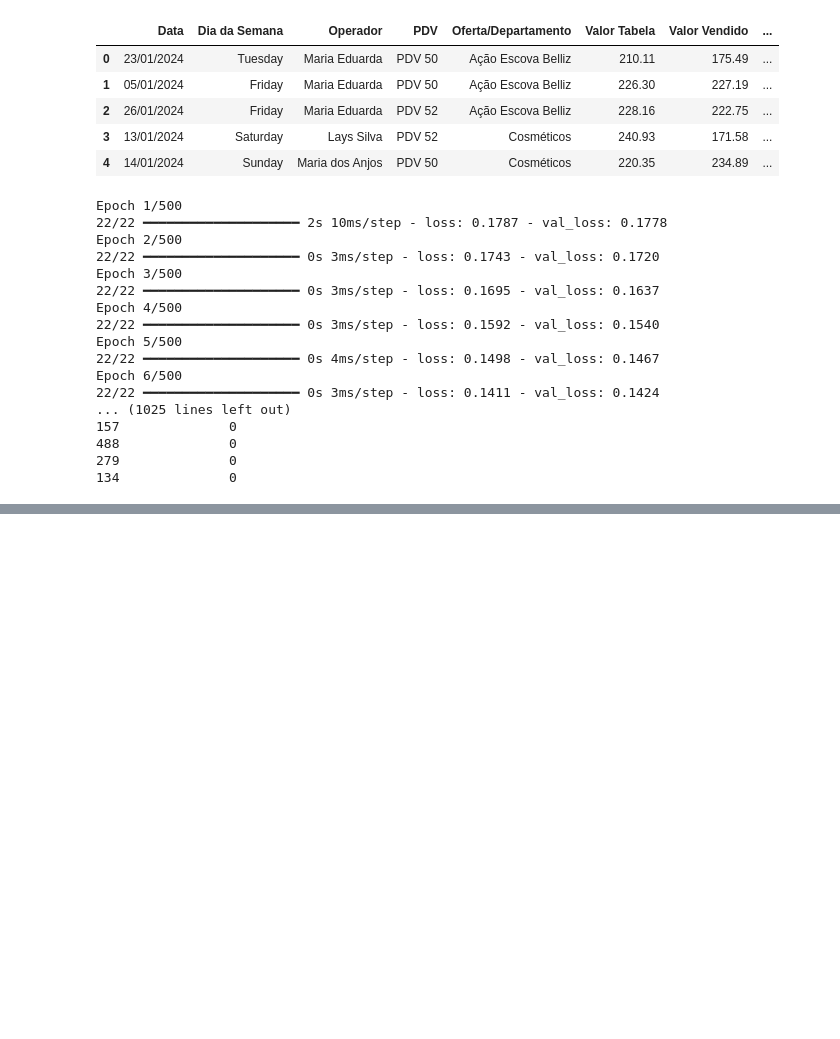
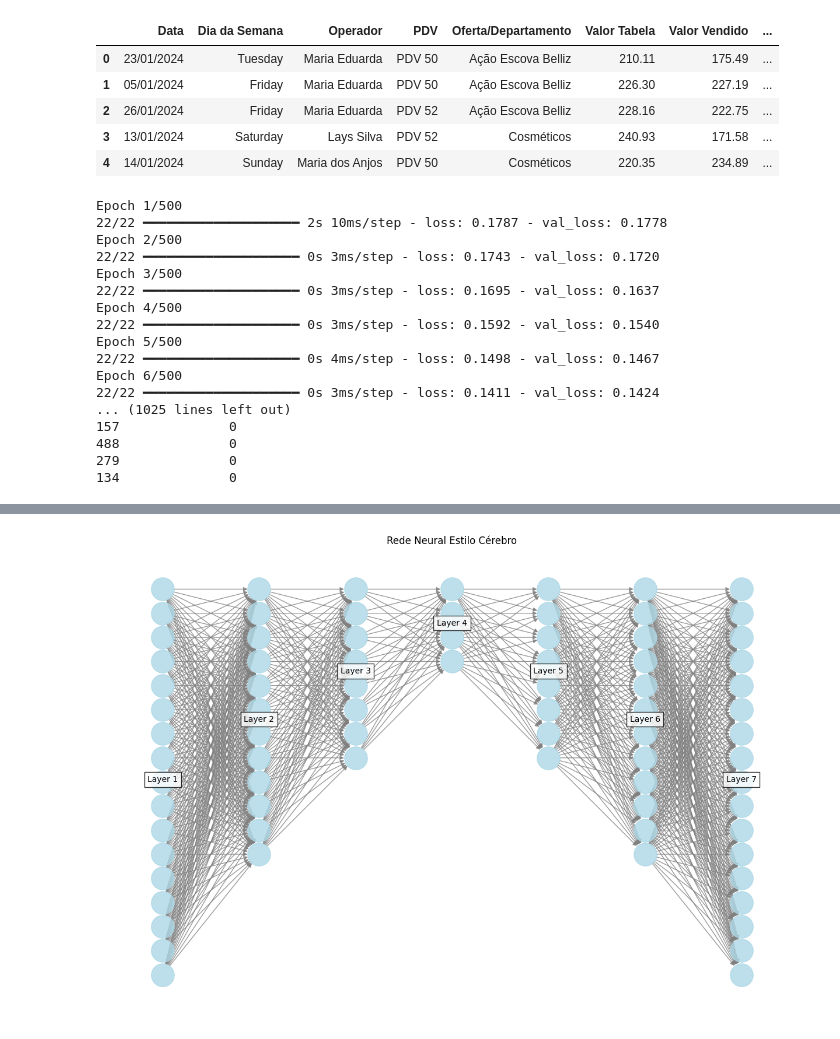
Before and after one commit to felippedamasoade/Deep_Learning_CV, a Jupyter notebook: DEEP_LEARNing.ipynb, the cells around one changed output, grey strips where cells are left out. Cells and saved outputs as stored; diff of their text form; code cells hidden in the pictures; blank space fills up the shorter version.

```diff
--- a/DEEP_LEARNing.ipynb
+++ b/DEEP_LEARNing.ipynb
@@ -115,0 +131,68 @@ Epoch 6/500
+# %%
+import matplotlib.pyplot as plt
+import networkx as nx
+
+def plot_neural_network_autoencoder(input_dim, architecture):
+    """
+    Gera um gráfico visual de uma rede neural estilo cérebro.
+
+    Parâmetros:
+    - input_dim: Número de neurônios na camada de entrada (número de features).
+    - architecture: Lista com o número de neurônios em cada camada.
+    """
+    G = nx.DiGraph()  # Criar um grafo direcionado
+
+    # Configurações de layout
+    layer_positions = {}
+    x_offset = 0  # Espaçamento horizontal entre camadas
+    y_spacing = 1  # Espaçamento vertical entre neurônios
+
+    # Criar os nós para cada camada
+    prev_layer_nodes = []
+    for layer_idx, neurons in enumerate(architecture):
+        layer_nodes = []
+        for neuron_idx in range(neurons):
+            node_id = f"L{layer_idx}_N{neuron_idx}"
+            layer_nodes.append(node_id)
+            y_pos = -neuron_idx * y_spacing  # Posição vertical do neurônio
+            layer_positions[node_id] = (x_offset, y_pos)
+
+        # Adicionar conexões entre a camada anterior e a atual
+        for prev_node in prev_layer_nodes:
+            for current_node in layer_nodes:
+                G.add_edge(prev_node, current_node)
+
+        # Atualizar os nós da camada anterior e avançar no eixo x
+        prev_layer_nodes = layer_nodes
+        x_offset += 2  # Avançar no eixo x para a próxima camada
+
+    # Desenhar a rede neural
+    plt.figure(figsize=(12, 8))
+    nx.draw(
+        G, pos=layer_positions, with_labels=False,
+        node_size=800, node_color="lightblue", edge_color="gray", alpha=0.8
+    )
+
+    # Adicionar rótulos para as camadas
+    for layer_idx, neurons in enumerate(architecture):
+        x_pos = layer_positions[f"L{layer_idx}_N0"][0]
+        y_pos_top = layer_positions[f"L{layer_idx}_N0"][1]
+        y_pos_bottom = layer_positions[f"L{layer_idx}_N{neurons-1}"][1]
+        plt.text(
+            x_pos, (y_pos_top + y_pos_bottom) / 2, f"Layer {layer_idx + 1}",
+            fontsize=10, bbox=dict(facecolor="white", edgecolor="black", alpha=0.8),
+            horizontalalignment="center"
+        )
+
+    plt.title("Rede Neural Estilo Cérebro")
+    plt.axis("off")
+    plt.show()
+
+# Arquitetura da rede baseada no seu modelo
+input_dim = 17  # Número de neurônios na camada de entrada
+architecture = [input_dim, 12, 8, 4, 8, 12, input_dim]  # Rede Autoencoder
+
+# Chamar a função para plotar a rede neural
+plot_neural_network_autoencoder(input_dim, architecture)
+# %% [output]
+[figure, added]
```
Also changed, not shown: parts of 6 cells of this notebook.
